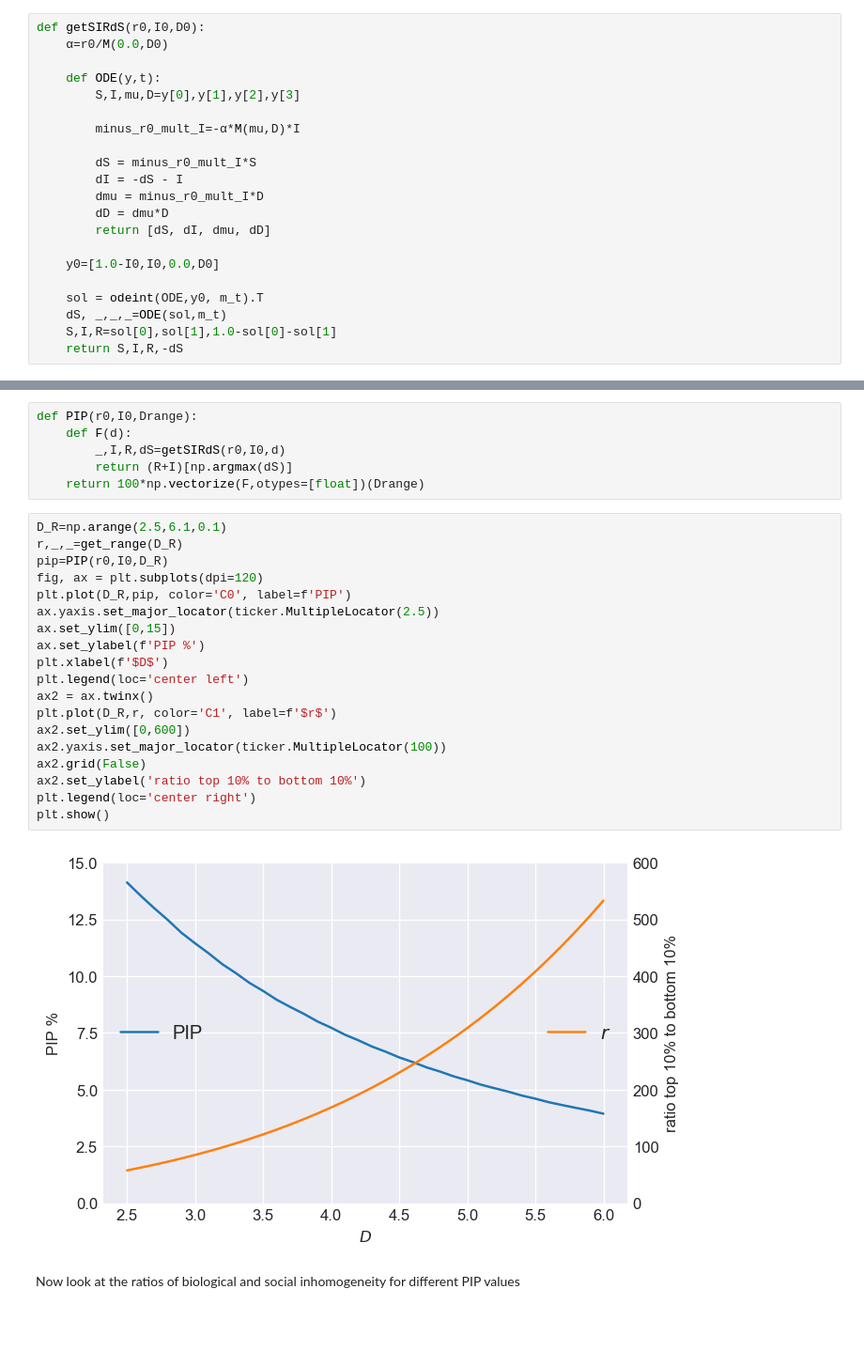
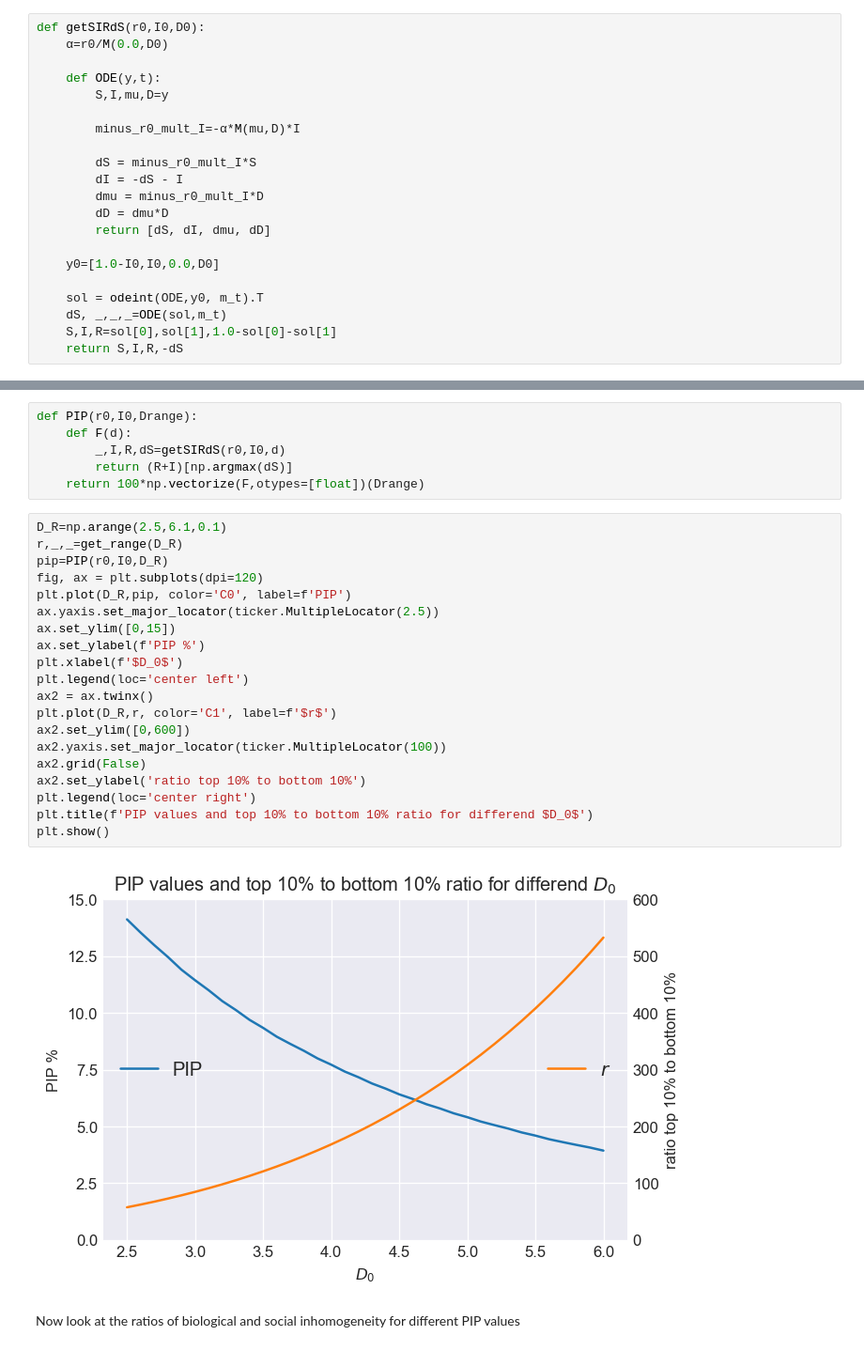
Before and after one commit to ivvaan/A-disease-spread-inhomogeneous-models, a Jupyter notebook: city_level_spread_dymamic.ipynb, the cells around one changed output, grey strips where cells are left out. Shown at 94% size. Drawn from its saved outputs; the diff is of its cells as text; blank space fills up the shorter version.

```diff
--- a/city_level_spread_dymamic.ipynb
+++ b/city_level_spread_dymamic.ipynb
@@ -379,7 +379,7 @@ def getSIRdS(r0,I0,D0):
     α=r0/M(0.0,D0)
 
     def ODE(y,t):
-        S,I,mu,D=y[0],y[1],y[2],y[3]
+        S,I,mu,D=y
 
         minus_r0_mult_I=-α*M(mu,D)*I
 
@@ -519,24 +524,25 @@ def PIP(r0,I0,Drange):
 # %%
 D_R=np.arange(2.5,6.1,0.1)
 r,_,_=get_range(D_R)
 pip=PIP(r0,I0,D_R)
 fig, ax = plt.subplots(dpi=120)
 plt.plot(D_R,pip, color='C0', label=f'PIP')
 ax.yaxis.set_major_locator(ticker.MultipleLocator(2.5))
 ax.set_ylim([0,15])
 ax.set_ylabel(f'PIP %')
-plt.xlabel(f'$D$')
+plt.xlabel(f'$D_0$')
 plt.legend(loc='center left')
 ax2 = ax.twinx()
 plt.plot(D_R,r, color='C1', label=f'$r$')
 ax2.set_ylim([0,600])
 ax2.yaxis.set_major_locator(ticker.MultipleLocator(100))
 ax2.grid(False)
 ax2.set_ylabel('ratio top 10% to bottom 10%')
 plt.legend(loc='center right')
+plt.title(f'PIP values and top 10% to bottom 10% ratio for differend $D_0$')
 plt.show()
 # %% [output]
-[figure, old version]
+[figure, new version]
 # %% [markdown]
 Now look at the ratios of biological and social inhomogeneity for different PIP values
 # %%
```
Also changed, not shown: parts of 5 cells of this notebook.
